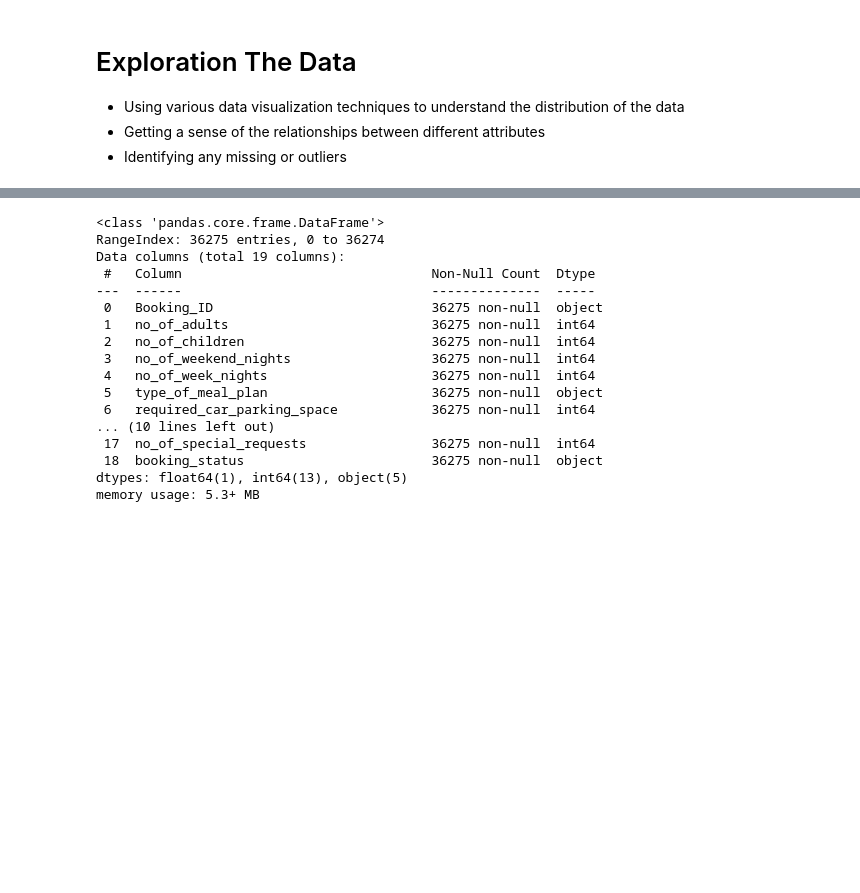
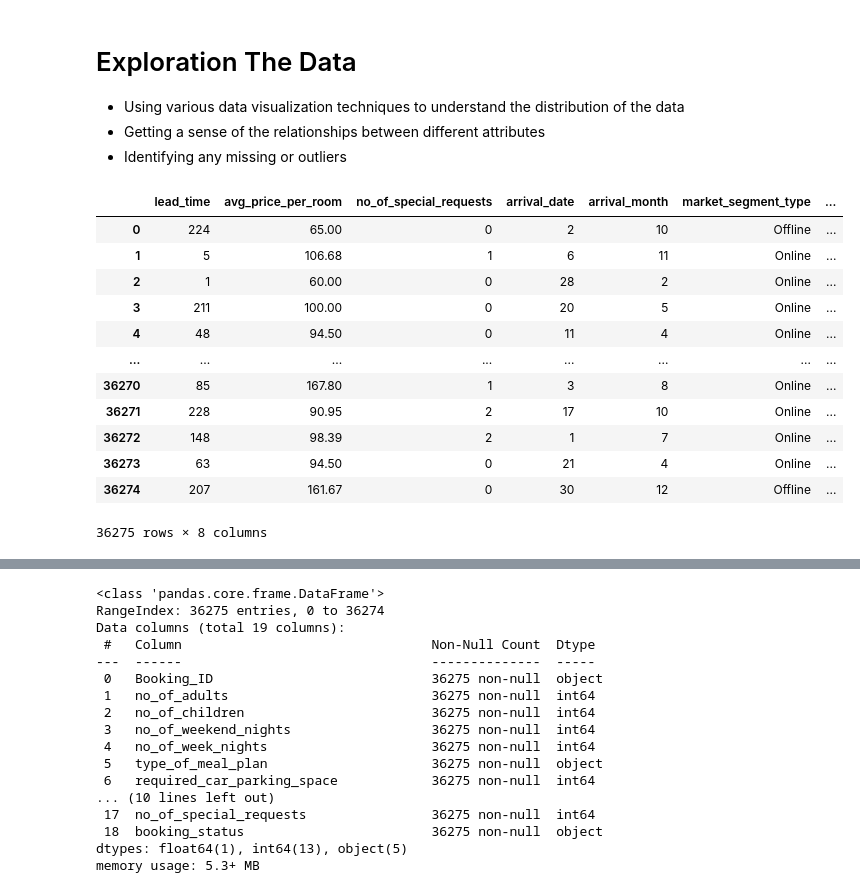
Before and after one commit to MJR2010gbc/Deep-Learning-1, a Jupyter notebook: DL1_FINAL.ipynb, the cells around one changed output, grey strips where cells are left out. Drawn from its saved outputs; the diff is of its cells as text; code cells hidden in the pictures; blank space fills up the shorter version.

```diff
--- a/DL1_FINAL.ipynb
+++ b/DL1_FINAL.ipynb
@@ -50,3 +50,22 @@ df
 - Using various data visualization techniques to understand the distribution of the data
 - Getting a sense of the relationships between different attributes
 - Identifying any missing or outliers
+# %%
+
+cleandf = df[['lead_time','avg_price_per_room','no_of_special_requests','arrival_date','arrival_month','market_segment_type','no_of_week_nights','booking_status']]
+# %%
+cleandf
+# %% [output]
+|  | lead_time | avg_price_per_room | no_of_special_requests | arrival_date | arrival_month | market_segment_type | ... |
+| 0 | 224 | 65.00 | 0 | 2 | 10 | Offline | ... |
+| 1 | 5 | 106.68 | 1 | 6 | 11 | Online | ... |
+| 2 | 1 | 60.00 | 0 | 28 | 2 | Online | ... |
+| 3 | 211 | 100.00 | 0 | 20 | 5 | Online | ... |
+| 4 | 48 | 94.50 | 0 | 11 | 4 | Online | ... |
+| ... | ... | ... | ... | ... | ... | ... | ... |
+| 36270 | 85 | 167.80 | 1 | 3 | 8 | Online | ... |
+| 36271 | 228 | 90.95 | 2 | 17 | 10 | Online | ... |
+| 36272 | 148 | 98.39 | 2 | 1 | 7 | Online | ... |
+| 36273 | 63 | 94.50 | 0 | 21 | 4 | Online | ... |
+| 36274 | 207 | 161.67 | 0 | 30 | 12 | Offline | ... |
+36275 rows × 8 columns
```
Also changed, not shown: parts of 11 cells of this notebook, 7 other files.
